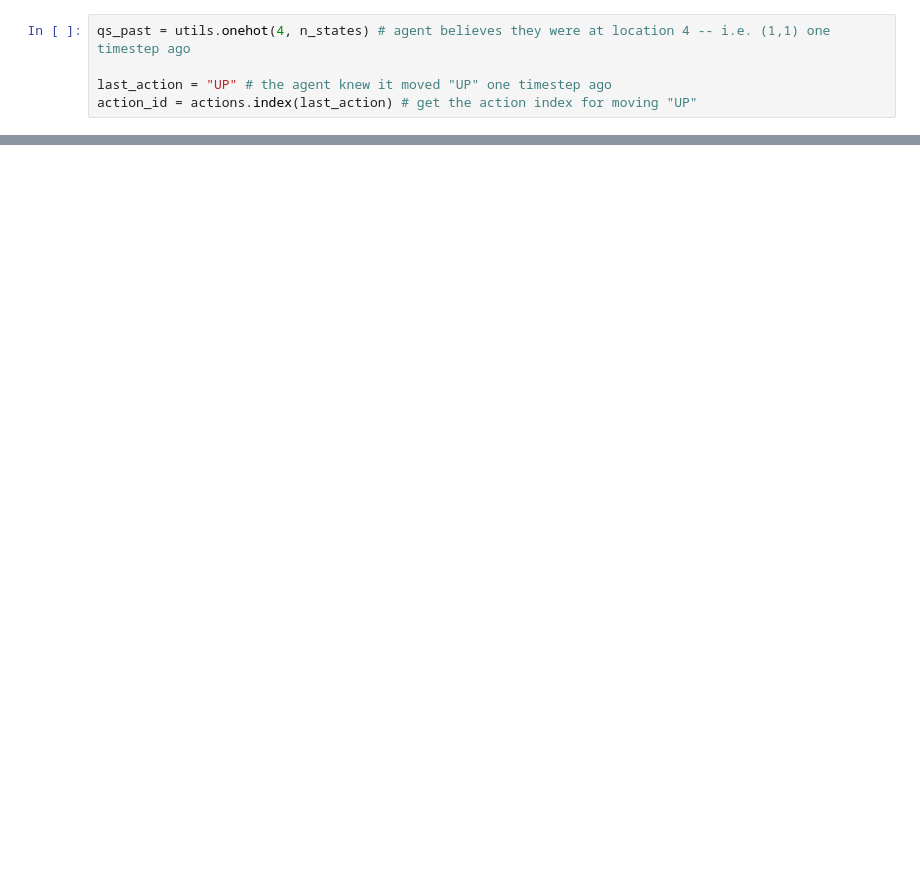
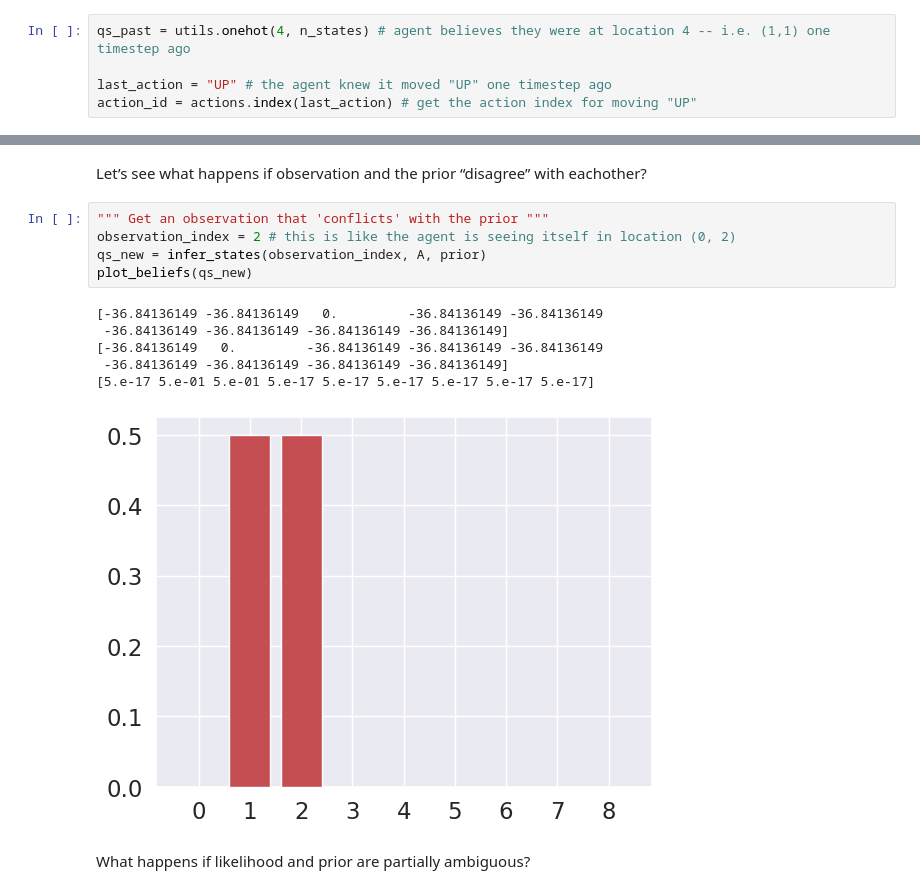
Before and after one commit to martinc999/active, a Jupyter notebook: turtorial.ipynb, the cells around one changed output, grey strips where cells are left out. Cells and saved outputs as stored; diff of their text form; blank space fills up the shorter version.

```diff
--- a/turtorial.ipynb
+++ b/turtorial.ipynb
@@ -353,0 +385,16 @@ $$ \begin{align} P(s_t) = \mathbf{E}{q(s{t-1})}\left[P(s_t | s_{t-1}, u_{t-1})\r
+# %% [markdown]
+Let’s see what happens if observation and the prior “disagree” with eachother?
+# %%
+""" Get an observation that 'conflicts' with the prior """
+observation_index = 2 # this is like the agent is seeing itself in location (0, 2)
+qs_new = infer_states(observation_index, A, prior)
+plot_beliefs(qs_new)
+# %% [output]
+[-36.84136149 -36.84136149   0.         -36.84136149 -36.84136149
+ -36.84136149 -36.84136149 -36.84136149 -36.84136149]
+[-36.84136149   0.         -36.84136149 -36.84136149 -36.84136149
+ -36.84136149 -36.84136149 -36.84136149 -36.84136149]
+[5.e-17 5.e-01 5.e-01 5.e-17 5.e-17 5.e-17 5.e-17 5.e-17 5.e-17]
+[figure, added]
+# %% [markdown]
+What happens if likelihood and prior are partially ambiguous?
```
Also changed, not shown: parts of 33 cells of this notebook.
